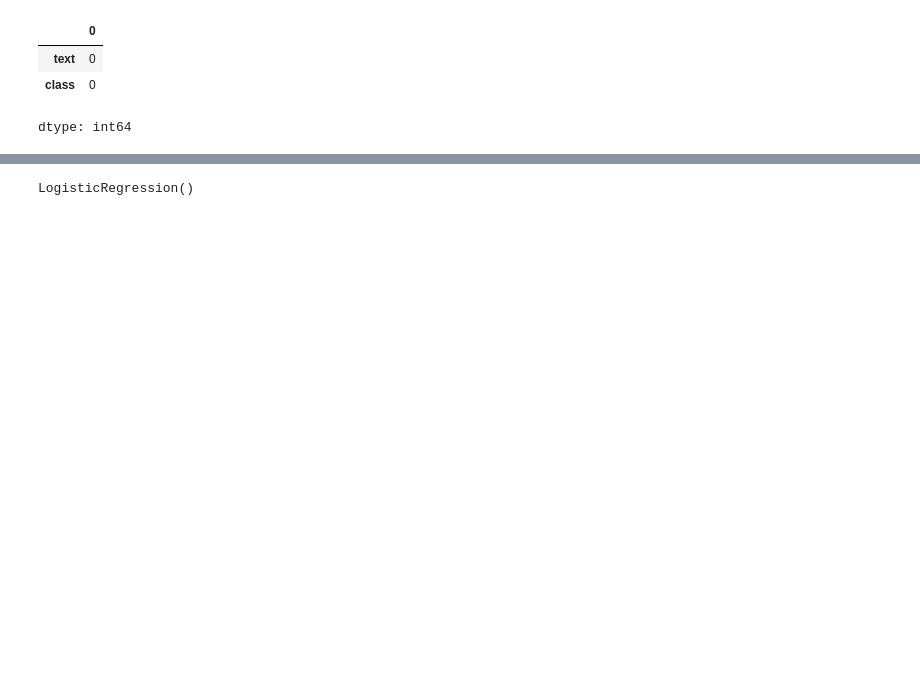
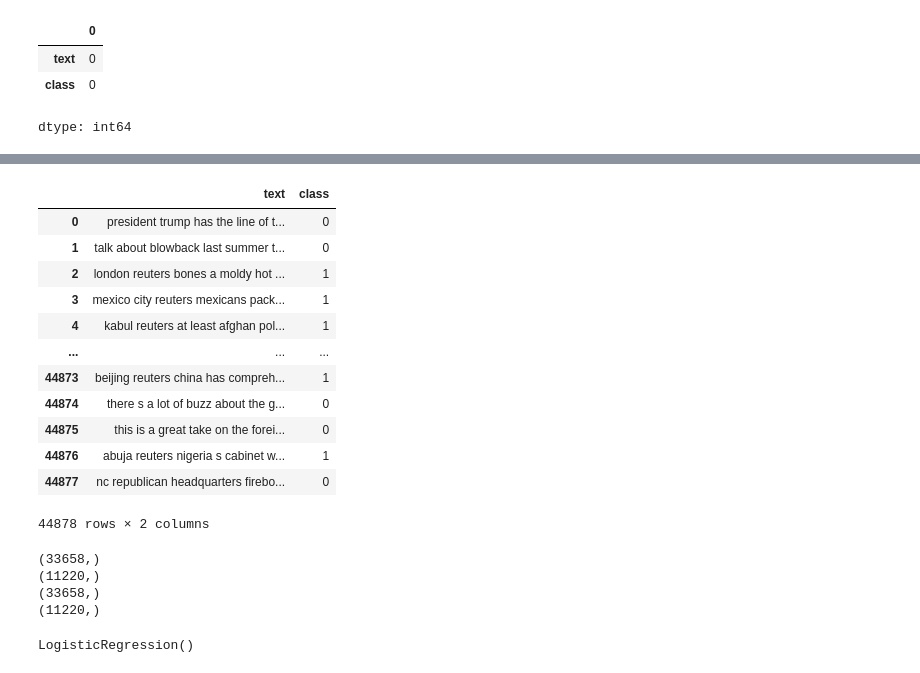
Before and after one commit to Ynvers/FakeNews_Detections-Group_9, a Jupyter notebook: app/model/Fake_news_detections.ipynb, the cells around one changed output, grey strips where cells are left out. Saved outputs shown, nothing was run; the diff lists cells and outputs as text; code cells hidden in the pictures; blank space fills up the shorter version.

```diff
--- a/app/model/Fake_news_detections.ipynb
+++ b/app/model/Fake_news_detections.ipynb
@@ -153,7 +186,32 @@ def wordopt(text):
 # %%
 df["text"] = df["text"].apply(wordopt)
+df
+# %% [output]
+|  | text | class |
+| 0 | president trump has the line of t... | 0 |
+| 1 | talk about blowback last summer t... | 0 |
+| 2 | london reuters bones a moldy hot ... | 1 |
+| 3 | mexico city reuters mexicans pack... | 1 |
+| 4 | kabul reuters at least afghan pol... | 1 |
+| ... | ... | ... |
+| 44873 | beijing reuters china has compreh... | 1 |
+| 44874 | there s a lot of buzz about the g... | 0 |
+| 44875 | this is a great take on the forei... | 0 |
+| 44876 | abuja reuters nigeria s cabinet w... | 1 |
+| 44877 | nc republican headquarters firebo... | 0 |
+44878 rows × 2 columns
 # %%
 x = df["text"]
 y = df["class"]
 # %%
 x_train, x_test, y_train, y_test = train_test_split(x, y, test_size=0.25)
+
+print(x_train.shape)
+print(x_test.shape)
+print(y_train.shape)
+print(y_test.shape)
+# %% [output]
+(33658,)
+(11220,)
+(33658,)
+(11220,)
```
Also changed, not shown: parts of 28 cells of this notebook, 3 other files.
